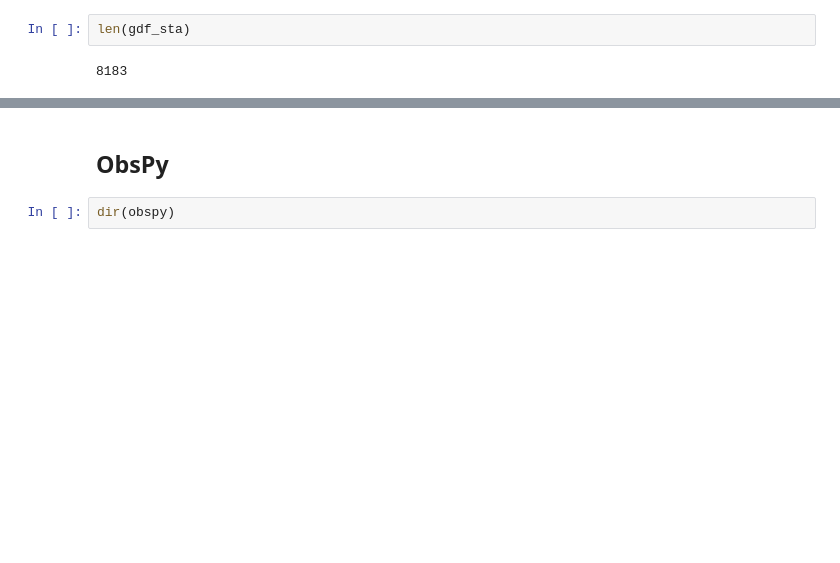
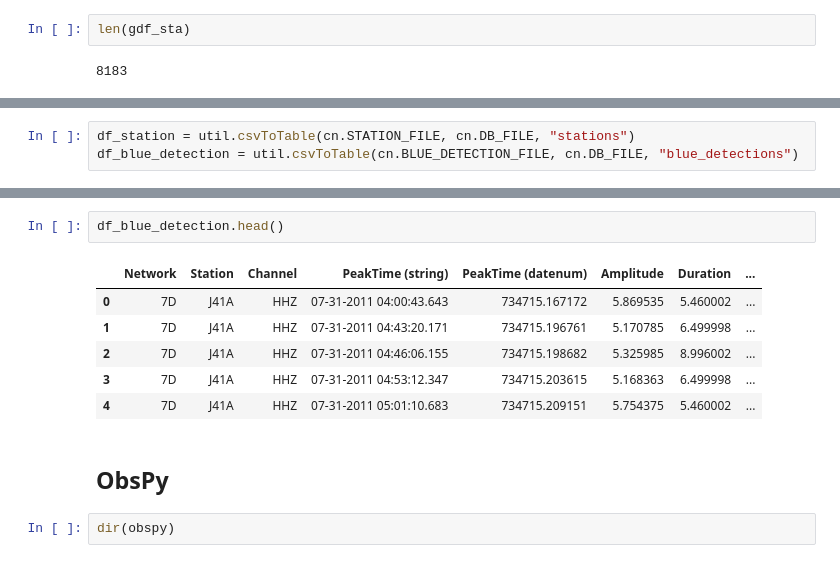
Before and after one commit to uwescience/whaletracks, a Jupyter notebook: examples/Initial Explorations.ipynb, the cells around one changed output, grey strips where cells are left out. Cells and saved outputs as stored; diff of their text form; blank space fills up the shorter version.

```diff
--- a/examples/Initial Explorations.ipynb
+++ b/examples/Initial Explorations.ipynb
@@ -184,0 +188,3 @@ len(gdf_sta)
+# %%
+df_station = util.csvToTable(cn.STATION_FILE, cn.DB_FILE, "stations")
+df_blue_detection = util.csvToTable(cn.BLUE_DETECTION_FILE, cn.DB_FILE, "blue_detections")
@@ -185,3 +200,12 @@ len(gdf_sta)
+# %%
+df_blue_detection.head()
+# %% [output]
+|  | Network | Station | Channel | PeakTime (string) | PeakTime (datenum) | Amplitude | Duration | ... |
+| 0 | 7D | J41A | HHZ | 07-31-2011 04:00:43.643 | 734715.167172 | 5.869535 | 5.460002 | ... |
+| 1 | 7D | J41A | HHZ | 07-31-2011 04:43:20.171 | 734715.196761 | 5.170785 | 6.499998 | ... |
+| 2 | 7D | J41A | HHZ | 07-31-2011 04:46:06.155 | 734715.198682 | 5.325985 | 8.996002 | ... |
+| 3 | 7D | J41A | HHZ | 07-31-2011 04:53:12.347 | 734715.203615 | 5.168363 | 6.499998 | ... |
+| 4 | 7D | J41A | HHZ | 07-31-2011 05:01:10.683 | 734715.209151 | 5.754375 | 5.460002 | ... |
 # %% [markdown]
 ## ObsPy
 # %%
```
Also changed, not shown: parts of 3 cells of this notebook, 5 other files.
